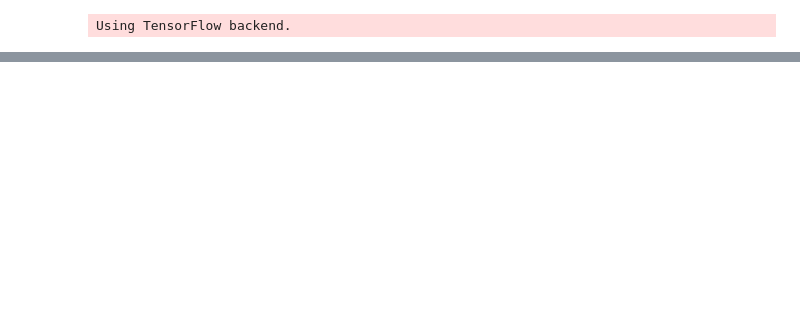
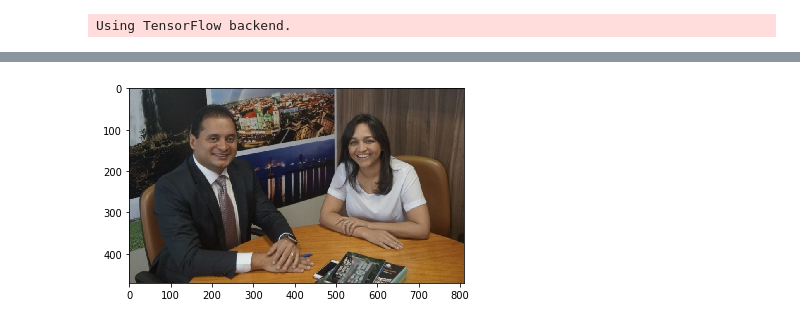
Before and after one commit to TeleMidia/face_clustering, a Jupyter notebook: ipynb/image_searching.ipynb, the cells around one changed output, grey strips where cells are left out. Saved outputs shown, nothing was run; the diff lists cells and outputs as text; code cells hidden in the pictures; blank space fills up the shorter version.

Commit message:
image searching working fine and returning rmse distance for centroids and faces in vectorial space

```diff
--- a/ipynb/image_searching.ipynb
+++ b/ipynb/image_searching.ipynb
@@ -9,2 +14,7 @@ Using TensorFlow backend.
+# %%
+filename1 = '../tests/deputados.jpg'
+filename2 = '../tests/doggo.jpg'
+filename3 = '/home/paulo/Documentos/slnp_faces_leg_55/62881_b/10_0.jpg'
+filename4 = '../tests/carnaval.jpeg'
 # %%
 df_embeddings = pd.read_pickle('../data/leg55_k_means.pkl')
@@ -41,0 +30,7 @@ plt.imshow(pixels_rgb)
+# %%
+searcher = FaceSearcher(face_embs = df_embeddings, classes_col = 'cluster_kmeans', distance_col='distance')
+# %%
+display_image(filename1)
+faces, results = searcher.closest_faces(filename1)
+# %% [output]
+[figure, added]
```
Also changed, not shown: parts of 12 cells of this notebook, 4 other files.
